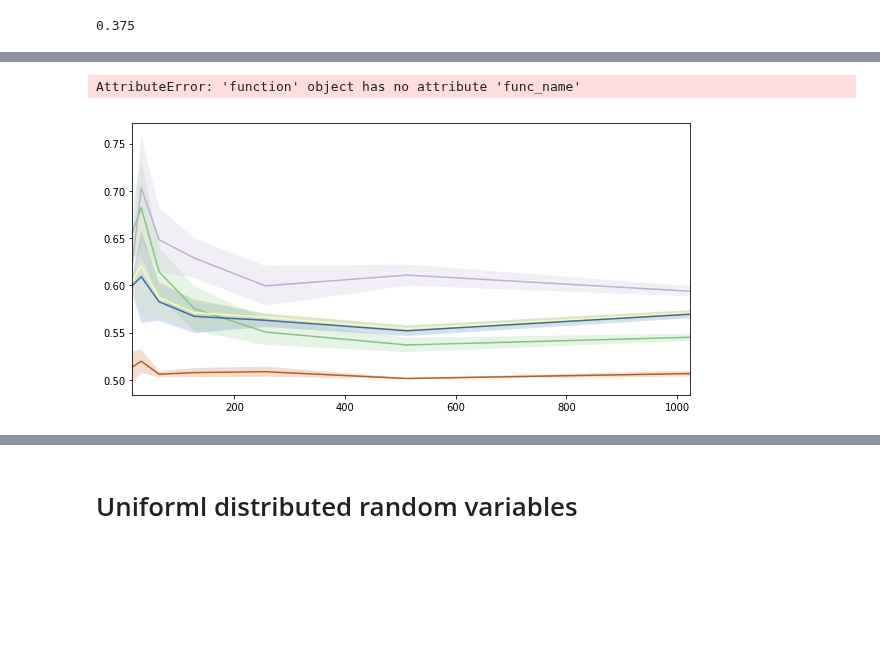
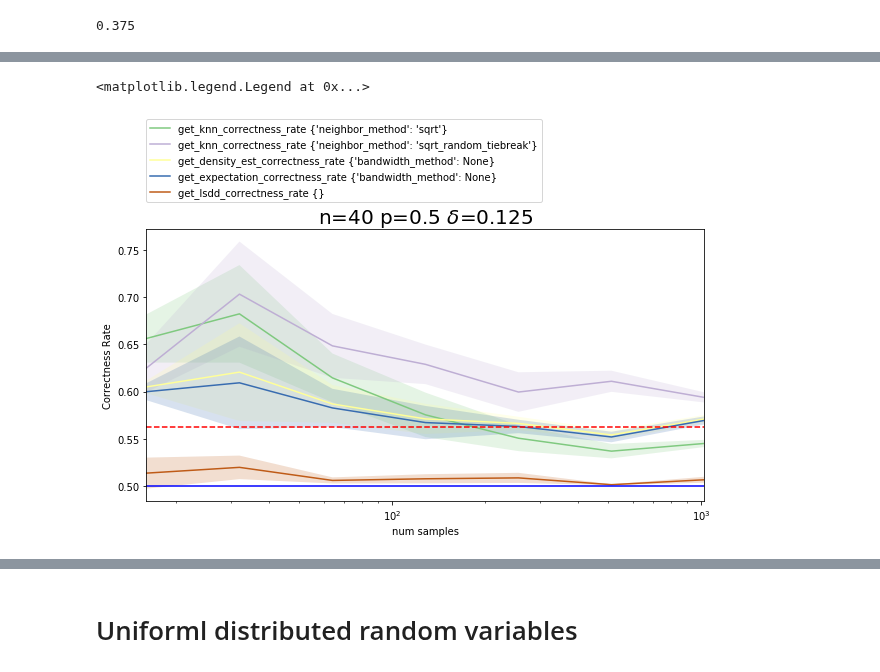
Before and after one commit to maksimt/empirical_privacy, a Jupyter notebook: Notebooks/1-bit sum.ipynb, the cells around one changed output, grey strips where cells are left out. Saved outputs shown, nothing was run; the diff lists cells and outputs as text; code cells hidden in the pictures; blank space fills up the shorter version.

```diff
--- a/Notebooks/1-bit sum.ipynb
+++ b/Notebooks/1-bit sum.ipynb
@@ -87,7 +78,7 @@ for (i,alg) in enumerate(algs):
 j=0
 for i in range(len(algs), 2*len(algs)):
     #print i, i/2-1 if i%2==0 else (i)/2
-    handle.get_children()[i].set_label('{} {}'.format(algs[j].f_handle.func.func_name, algs[j].f_kwargs))
+    handle.get_children()[i].set_label('{} {}'.format(algs[j].f_handle.func.__name__, algs[j].f_kwargs))
     j+=1
 plt.semilogx()
 plt.axhline(optimal_correctness(n, p), linestyle='--', color='r', label='_nolegend_')
@@ -118,5 +112,5 @@ plt.legend(loc=(0,1.1))
-AttributeError: 'function' object has no attribute 'func_name'
+<matplotlib.legend.Legend at 0x...>
-[figure, old version]
+[figure, new version]
 # %%
 def get_fit(res, N_samples):
     ntri, nsamp = res.shape
```
Also changed, not shown: parts of 34 cells of this notebook, 1 other file.
